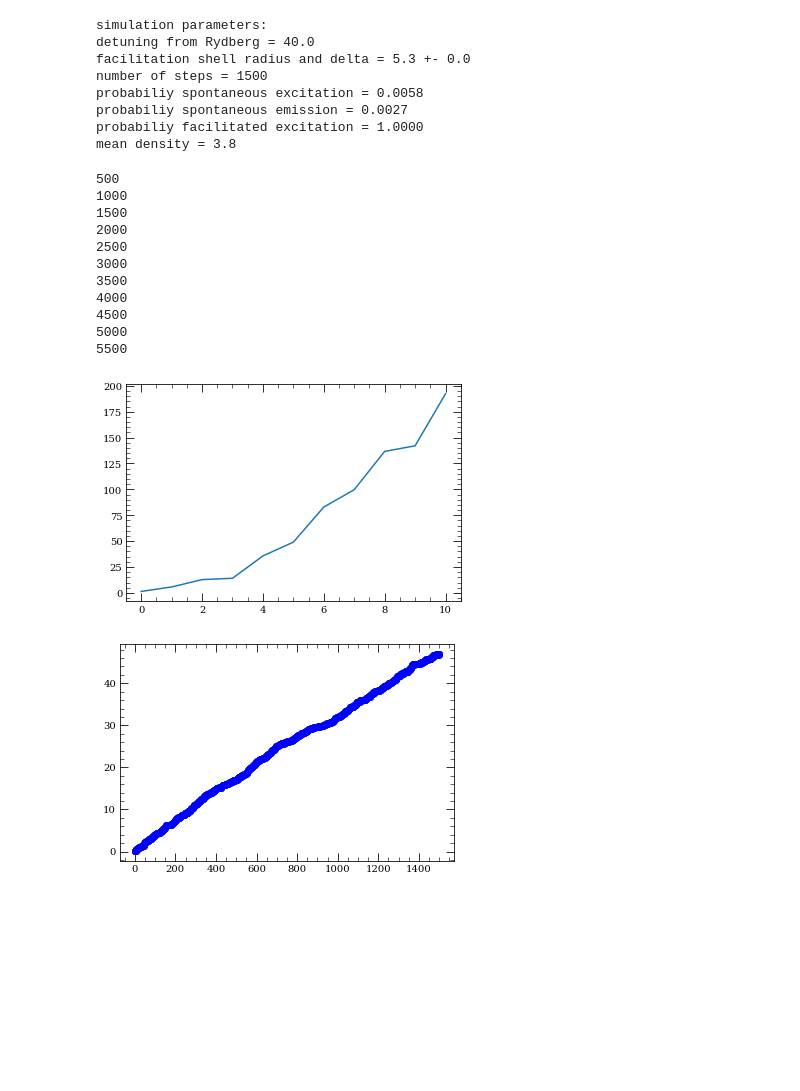
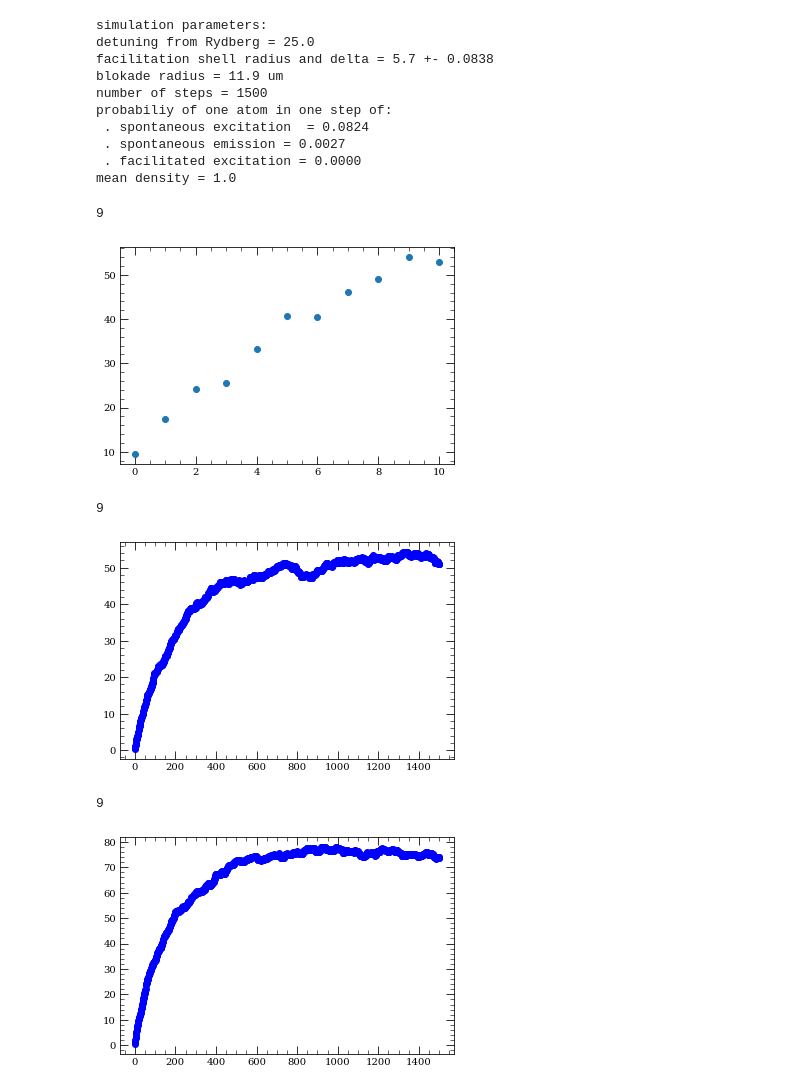
Before and after one commit to Valerio-Amico/rydberg_percolation, a Jupyter notebook: prove.ipynb, the cells around one changed output. Cells and saved outputs as stored; diff of their text form; code cells hidden in the pictures; blank space fills up the shorter version.

```diff
--- a/prove.ipynb
+++ b/prove.ipynb
@@ -10,9 +10,9 @@ import numpy as np
 # %%
 text = "simulation parameters:\n"
 
-N_points = 3000
+N_points = 5000
 
-Delta = 40 # detuning [MHz]
+Delta = 25 # detuning [MHz]
 
 text += "detuning from Rydberg = %.1f \n"%Delta
 
@@ -21,19 +21,17 @@ gamma_def = 4.4 # [MHz]
 radius_shell = (C6/(Delta))**(1/6)
 delta_radius_shell = radius_shell*(gamma_def/(6*Delta))
 
-text += "facilitation shell radius and delta = %.1f +- %.1f \n" %(radius_shell,delta_radius_shell/2)
+text += "facilitation shell radius and delta = %.1f +- %.4f \n" %(radius_shell,delta_radius_shell/2)
 
 dt = 1 # [us]
 evo_time = 1500 # [us]
 N_steps = int(evo_time/dt)
 
-text += "number of steps = %d \n"%N_steps
-
 power_blue = 1.5e-3
 waste_blue = 40e-6
 power_IR = 40e-3
 waste_IR = 100e-6
-detuning_blue = 1000
+detuning_blue = 400
 detuning_IR = Delta
 
 atom = twoatoms.single_atom(power_blue, waste_blue, power_IR, waste_IR, detuning_blue, detuning_IR=detuning_IR)#, power_depumping=10e-3, waste_depumping=100e-6)
@@ -43,39 +41,49 @@ steps = 10000
 time = dt
 atom.evolve(time, steps, rho0)
 
+radius_blokade = atom.radius_blokade
+text += "blokade radius = %.1f um\n" %(atom.radius_blokade)
+text += "number of steps = %d \n"%N_steps
 
 p_spont_exc = atom.get_excitation_probability()
 p_spont_emi = atom.Gamma_70s * dt
-p_facilitation = 1
+p_facilitation = 0
 
-text += "probabiliy spontaneous excitation = %.4f \n"%(p_spont_exc*N_steps)
-text += "probabiliy spontaneous emission = %.4f \n"%p_spont_emi
-text += "probabiliy facilitated excitation = %.4f \n"%p_facilitation
+text += "probabiliy of one atom in one step of:\n"
+text += " . spontaneous excitation  = %.4f \n"%(p_spont_exc*N_steps)
+text += " . spontaneous emission = %.4f \n"%p_spont_emi
+text += " . facilitated excitation = %.4f \n"%p_facilitation
 
-shape = [40,40,50] # shape MOT in microns
+shape = [80,80,80] # shape MOT in microns
 density = N_points/(shape[0]*shape[1]*shape[2]*10**-2) # atoms/cm^3
 
-text += "mean density = %.1f\n"%density
+text += "mean density = %.1f 10^10\n"%density
 print(text)
 # %% [output]
 simulation parameters:
-detuning from Rydberg = 40.0
-facilitation shell radius and delta = 5.3 +- 0.0
+detuning from Rydberg = 25.0
+facilitation shell radius and delta = 5.7 +- 0.0838
+blokade radius = 11.9 um
 number of steps = 1500
-probabiliy spontaneous excitation = 0.0058
-probabiliy spontaneous emission = 0.0027
-probabiliy facilitated excitation = 1.0000
-mean density = 3.8
+probabiliy of one atom in one step of:
+ . spontaneous excitation  = 0.0824
+ . spontaneous emission = 0.0027
+ . facilitated excitation = 0.0000
+mean density = 1.0
 # %%
+# this experiment just repeats "repetitions" times the same experiment, and return a list of results.
 def experiment():
     excs = []
-    repetitions = 50
+    repetitions = 10
     for _ in range(repetitions):
+        clear_output(wait=True)
+        print(_)
         clu = ryperc.cluster3D(N_points, shape, distribution="uniform")
 
         clu.set_evolution_parameters(
                                     shell_radius=radius_shell,
                                     shell_delta=delta_radius_shell,
+                                    blokade_radius=radius_blokade,
                                     p_spont_exct=p_spont_exc,
                                     p_emission=p_spont_emi,
                                     p_fac=p_facilitation
@@ -89,28 +97,30 @@ for N_points in np.arange(500, 6000, step=500):
     print(N_points)
     res.append(experiment()[-1])
 # %% [output]
-500
-1000
-1500
-2000
-2500
-3000
-3500
-4000
-4500
-5000
-5500
+9
 # %%
-plt.plot(res)
+plt.plot(res, "o")
 plt.show()
 # %% [output]
-[figure, old version]
+[figure, new version]
 # %%
-N_points = 3000
+N_points = 5000
 times = np.linspace(0, evo_time, N_steps)
 #for rep in range(repetitions):
 excs = experiment()
 plt.plot(times, excs, linestyle="", marker="o", color="blue")
 plt.show()
 # %% [output]
+9
-[figure, old version]
+[figure, new version]
+# %%
+# testing the blokade
+N_points = 10000
+times = np.linspace(0, evo_time, N_steps)
+#for rep in range(repetitions):
+excs = experiment()
+plt.plot(times, excs, linestyle="", marker="o", color="blue")
+plt.show()
+# %% [output]
+9
+[figure, added]
```
Also changed, not shown: parts of 2 cells of this notebook, 16 other files.
